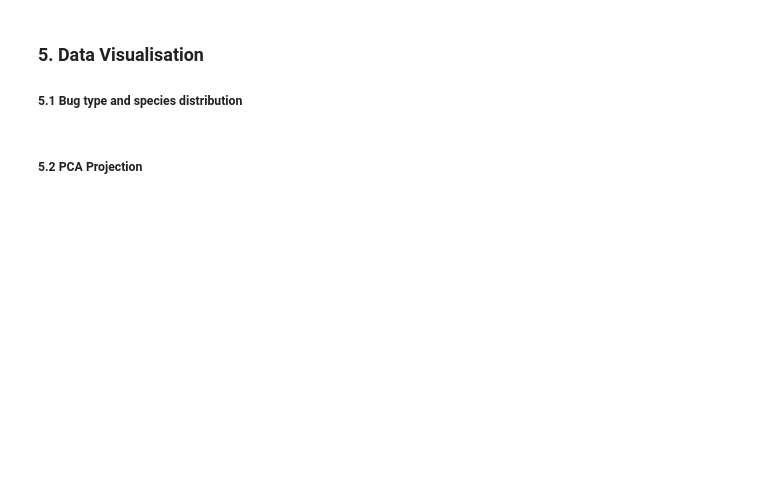
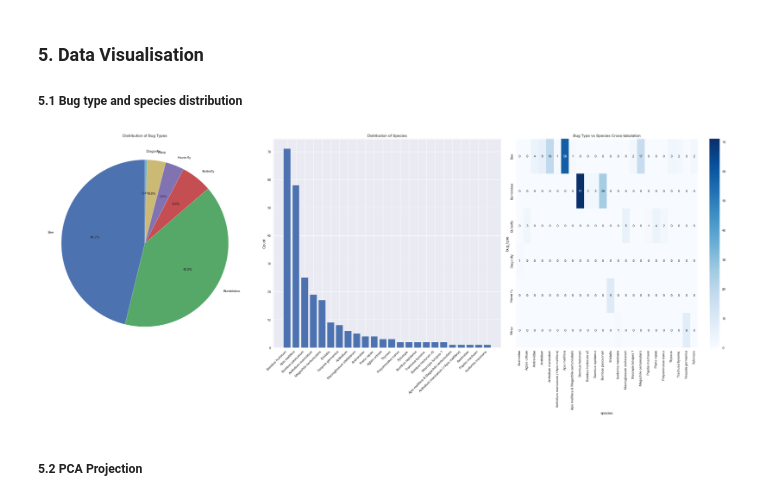
Before and after one commit to leplusfaurt/project_ML-AI, a Jupyter notebook: proj.ipynb, the cells around one changed output. Drawn from its saved outputs; the diff is of its cells as text; code cells hidden in the pictures; blank space fills up the shorter version.

```diff
--- a/proj.ipynb
+++ b/proj.ipynb
@@ -35,6 +35,7 @@ image_dir = 'train/'
 mask_dir = 'train/masks/'
 test_image_dir = 'test/'  # For images 251-347
 test_mask_dir = 'test/masks/'
+extracted_features_file = 'extracted_features.csv'
 # %% [markdown]
 <h5> Load data and display basic stats
 # %%
@@ -291,28 +318,30 @@ print(df_features.head())
 <h3> 5. Data Visualisation </h3>
 <h5> 5.1 Bug type and species distribution
 # %%
-plt.figure(figsize=(15, 6))
+plt.figure(figsize=(30, 12))
 
 plt.subplot(1, 3, 1)
 bug_counts = df_features['bug_type'].value_counts()
 plt.pie(bug_counts.values, labels=bug_counts.index, autopct='%1.1f%%', startangle=90)
 plt.title('Distribution of Bug Types')
 
 plt.subplot(1, 3, 2)
 species_counts = df_features['species'].value_counts()
 plt.bar(range(len(species_counts)), species_counts.values)
 plt.xticks(range(len(species_counts)), species_counts.index, rotation=45, ha='right')
 plt.title('Distribution of Species')
 plt.ylabel('Count')
 
 plt.subplot(1, 3, 3)
 # Cross-tabulation
 ct = pd.crosstab(df_features['bug_type'], df_features['species'])
 sns.heatmap(ct, annot=True, fmt='d', cmap='Blues')
 plt.title('Bug Type vs Species Cross-tabulation')
 
 plt.tight_layout()
 plt.show()
+# %% [output]
+[figure, added]
 # %% [markdown]
 <h5>5.2 PCA Projection
 # %%
```
Also changed, not shown: parts of 22 cells of this notebook.
